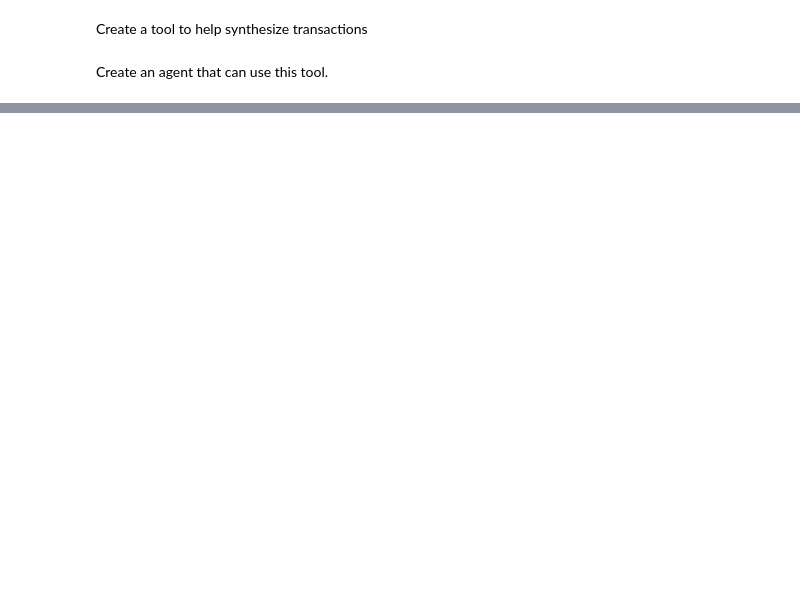
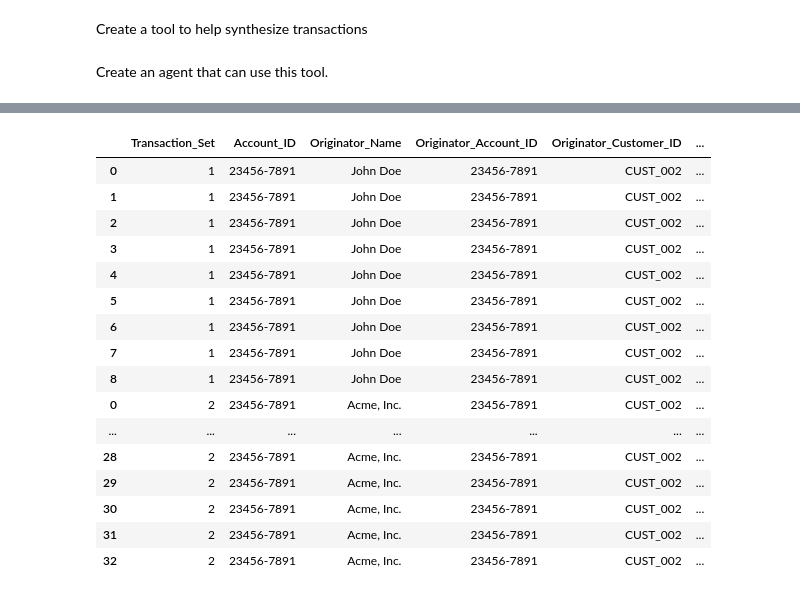
Before and after one commit to govindgnair23/SAR_to_Trxns, a Jupyter notebook: experiments/Sars_to_Trxns.ipynb, the cells around one changed output, grey strips where cells are left out. Saved outputs shown, nothing was run; the diff lists cells and outputs as text; code cells hidden in the pictures; blank space fills up the shorter version.

```diff
--- a/experiments/Sars_to_Trxns.ipynb
+++ b/experiments/Sars_to_Trxns.ipynb
@@ -1133,0 +1474,23 @@ df
+# %%
+df_final = pd.concat([df,df2])
+df_final["Transaction_ID"] = range(1, len(df_final) + 1)
+# %%
+df_final
+# %% [output]
+|  | Transaction_Set | Account_ID | Originator_Name | Originator_Account_ID | Originator_Customer_ID | ... |
+| 0 | 1 | 23456-7891 | John Doe | 23456-7891 | CUST_002 | ... |
+| 1 | 1 | 23456-7891 | John Doe | 23456-7891 | CUST_002 | ... |
+| 2 | 1 | 23456-7891 | John Doe | 23456-7891 | CUST_002 | ... |
+| 3 | 1 | 23456-7891 | John Doe | 23456-7891 | CUST_002 | ... |
+| 4 | 1 | 23456-7891 | John Doe | 23456-7891 | CUST_002 | ... |
+| 5 | 1 | 23456-7891 | John Doe | 23456-7891 | CUST_002 | ... |
+| 6 | 1 | 23456-7891 | John Doe | 23456-7891 | CUST_002 | ... |
+| 7 | 1 | 23456-7891 | John Doe | 23456-7891 | CUST_002 | ... |
+| 8 | 1 | 23456-7891 | John Doe | 23456-7891 | CUST_002 | ... |
+| 0 | 2 | 23456-7891 | Acme, Inc. | 23456-7891 | CUST_002 | ... |
+| ... | ... | ... | ... | ... | ... | ... |
+| 28 | 2 | 23456-7891 | Acme, Inc. | 23456-7891 | CUST_002 | ... |
+| 29 | 2 | 23456-7891 | Acme, Inc. | 23456-7891 | CUST_002 | ... |
+| 30 | 2 | 23456-7891 | Acme, Inc. | 23456-7891 | CUST_002 | ... |
+| 31 | 2 | 23456-7891 | Acme, Inc. | 23456-7891 | CUST_002 | ... |
+| 32 | 2 | 23456-7891 | Acme, Inc. | 23456-7891 | CUST_002 | ... |
```
Also changed, not shown: parts of 50 cells of this notebook, 5 other files.
